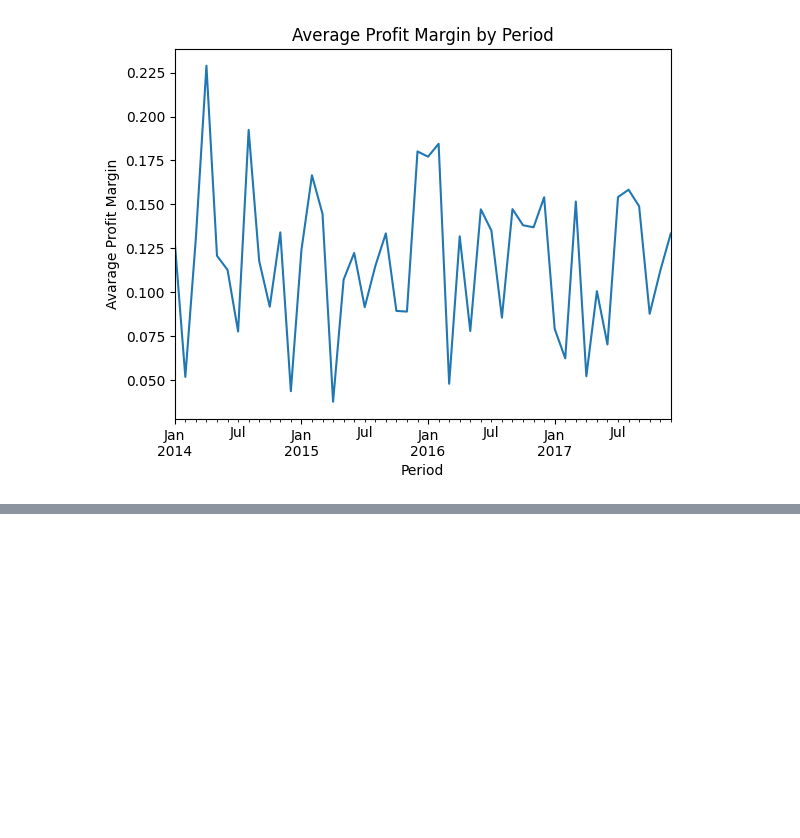
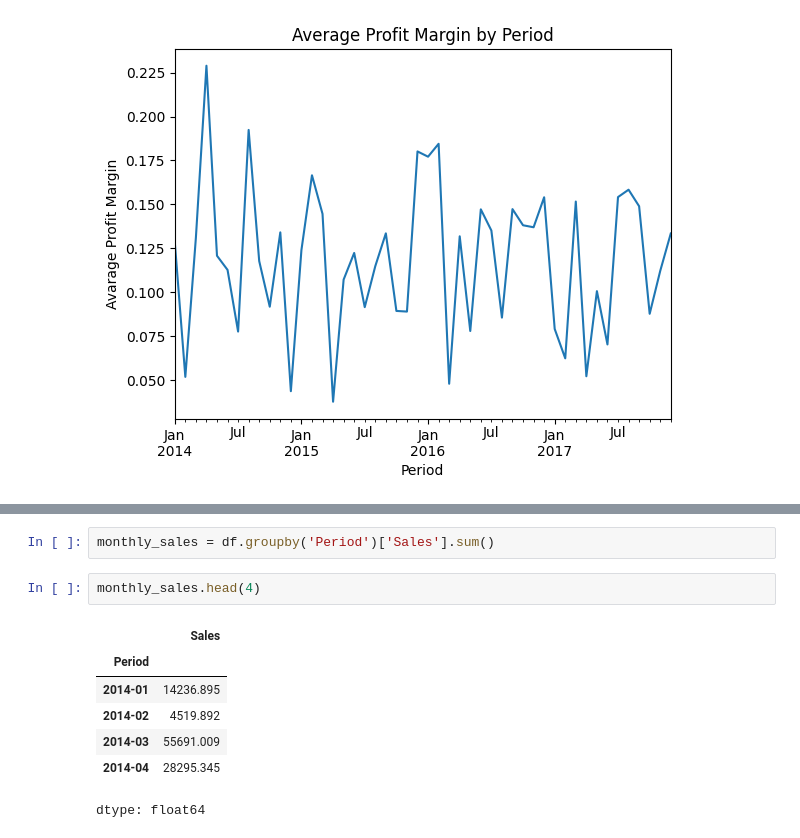
Before and after one commit to molefemarabe/portfolioproject, a Jupyter notebook: Sales_Analysis_Using_Pandas.ipynb, the cells around one changed output, grey strips where cells are left out. Drawn from its saved outputs; the diff is of its cells as text; blank space fills up the shorter version.

```diff
--- a/Sales_Analysis_Using_Pandas.ipynb
+++ b/Sales_Analysis_Using_Pandas.ipynb
@@ -120,0 +130,12 @@ plt.show()
+# %%
+monthly_sales = df.groupby('Period')['Sales'].sum()
+# %%
+monthly_sales.head(4)
+# %% [output]
+|  | Sales |
+| Period |  |
+| 2014-01 | 14236.895 |
+| 2014-02 | 4519.892 |
+| 2014-03 | 55691.009 |
+| 2014-04 | 28295.345 |
+dtype: float64
```
Also changed, not shown: parts of 2 cells of this notebook.
